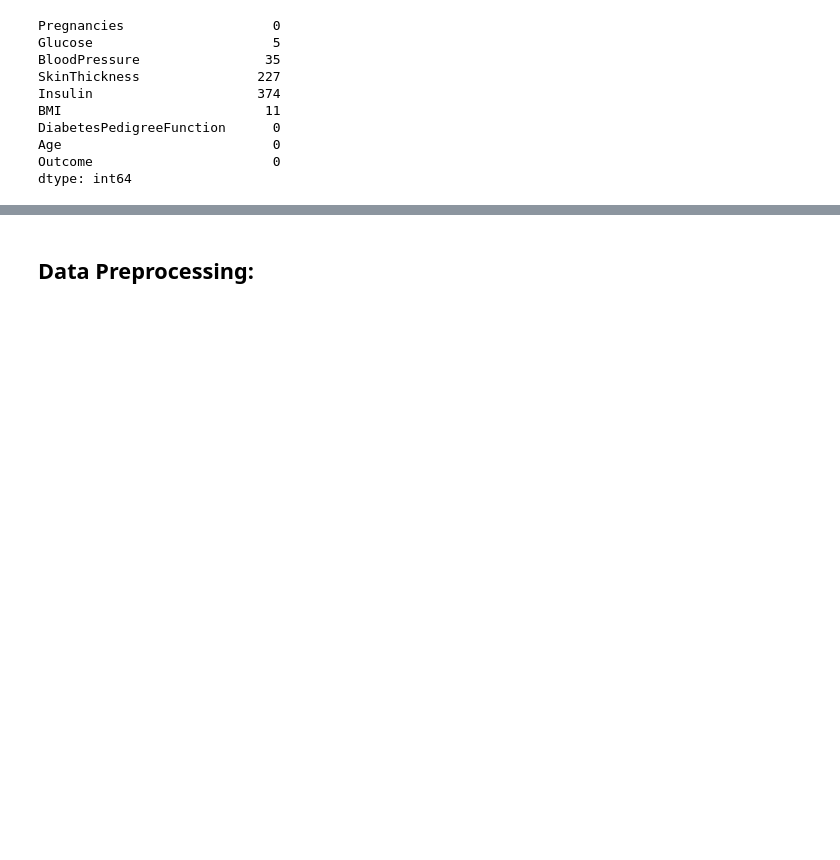
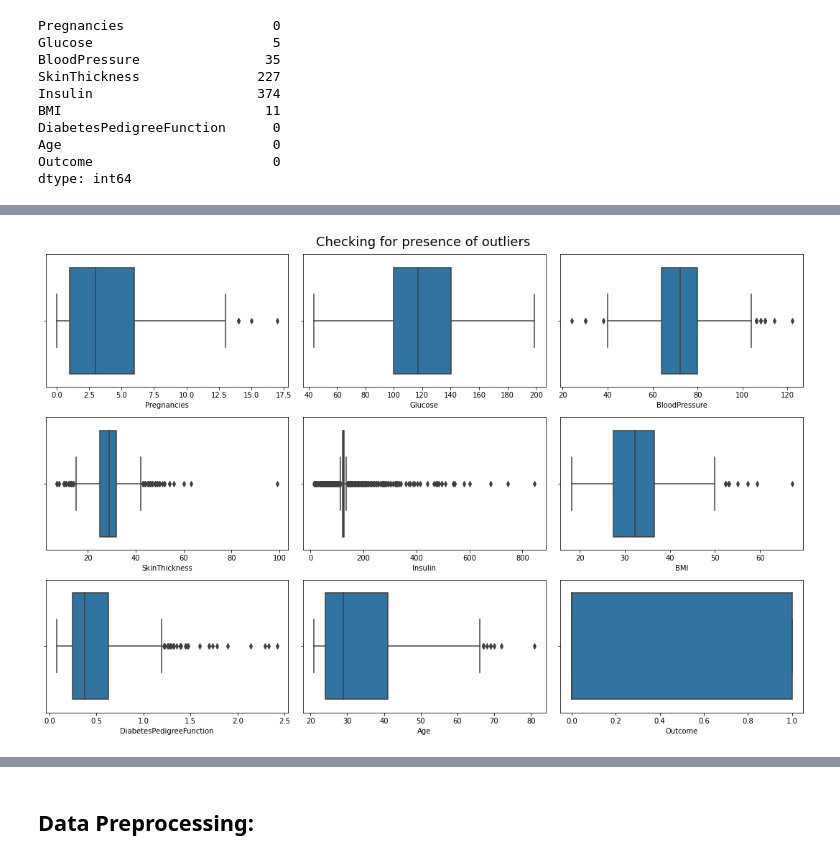
Before and after one commit to charafmrah/Pima-Indians-Diabetes-Dataset, a Jupyter notebook: Diabetes Classification-KNN-detailed.ipynb, the cells around one changed output, grey strips where cells are left out. Saved outputs shown, nothing was run; the diff lists cells and outputs as text; code cells hidden in the pictures; blank space fills up the shorter version.

```diff
--- a/Diabetes Classification-KNN-detailed.ipynb
+++ b/Diabetes Classification-KNN-detailed.ipynb
@@ -87,0 +105,11 @@ p = df_copy.hist(figsize = (20,20))
+# %%
+#Visualising the outliers in all the features:
+fig, ax = plt.subplots(nrows = 3, ncols = 3, figsize = (15,10))
+for column, subplot in zip(df_copy, ax.flatten()):
+    sns.boxplot(x = df_copy[column], ax = subplot)
+
+fig.suptitle('Checking for presence of outliers', fontsize = 18)
+fig.tight_layout()
+plt.show()
+# %% [output]
+[figure, added]
```
Also changed, not shown: parts of 9 cells of this notebook.
